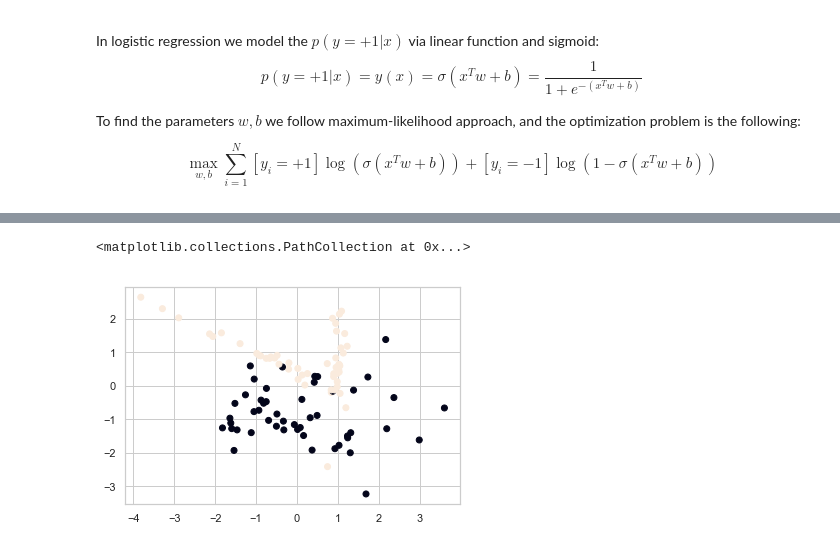
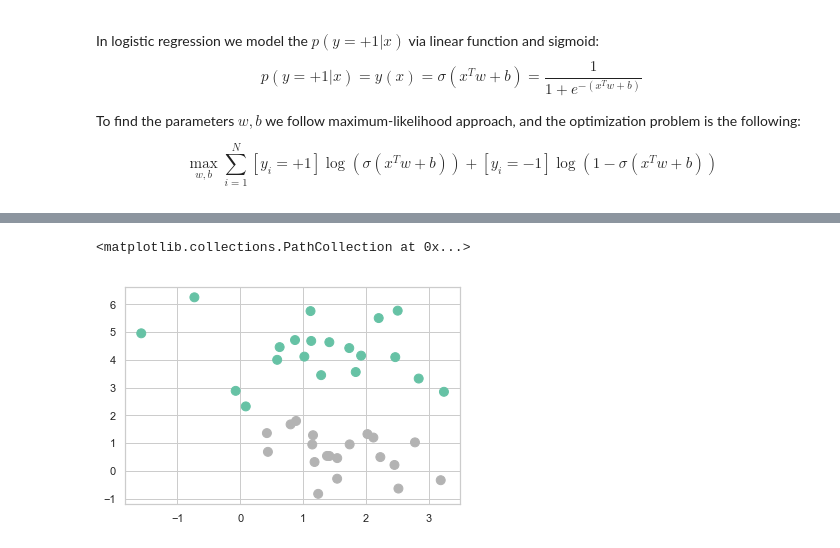
Before and after one commit to AndrewAtanov/cvx-project, a Jupyter notebook: SVM.ipynb, the cells around one changed output, grey strips where cells are left out. Cells and saved outputs as stored; diff of their text form; code cells hidden in the pictures.

```diff
--- a/SVM.ipynb
+++ b/SVM.ipynb
@@ -49,9 +75,8 @@ The autoreload extension is already loaded. To reload it, use:
 # %%
-from sklearn.datasets import make_classification, make_blobs
+from sklearn.datasets import make_blobs
 
-# X, y = make_blobs(centers=2, random_state=42)
-X, y = make_classification(class_sep=1, random_state=2, n_features=2, n_redundant=0)
-plt.scatter(X[:, 0], X[:, 1], c=y)
+X, y = make_blobs(centers=2, random_state=0, n_samples=40)
+plt.scatter(X[:, 0], X[:, 1], c=y, cmap='Set2', s=80)
 # %% [output]
 <matplotlib.collections.PathCollection at 0x...>
-[figure, old version]
+[figure, new version]
```
Also changed, not shown: parts of 5 cells of this notebook, 2 other files.
